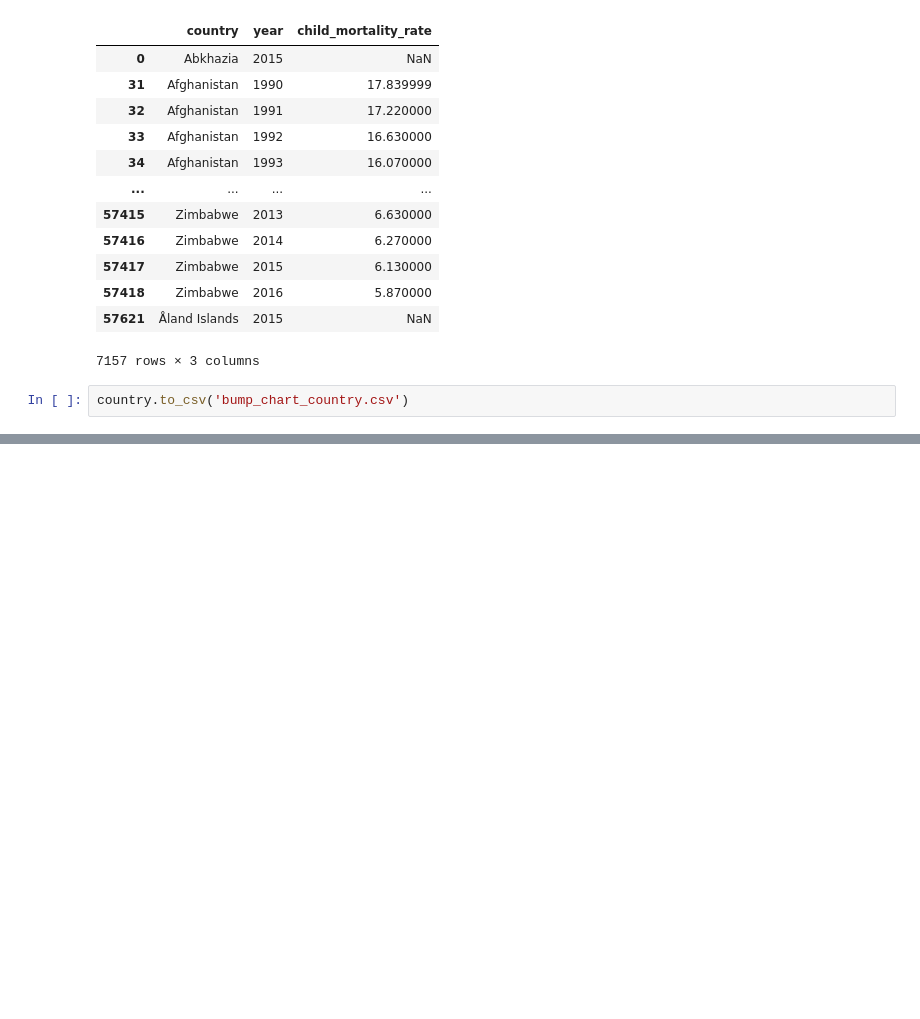
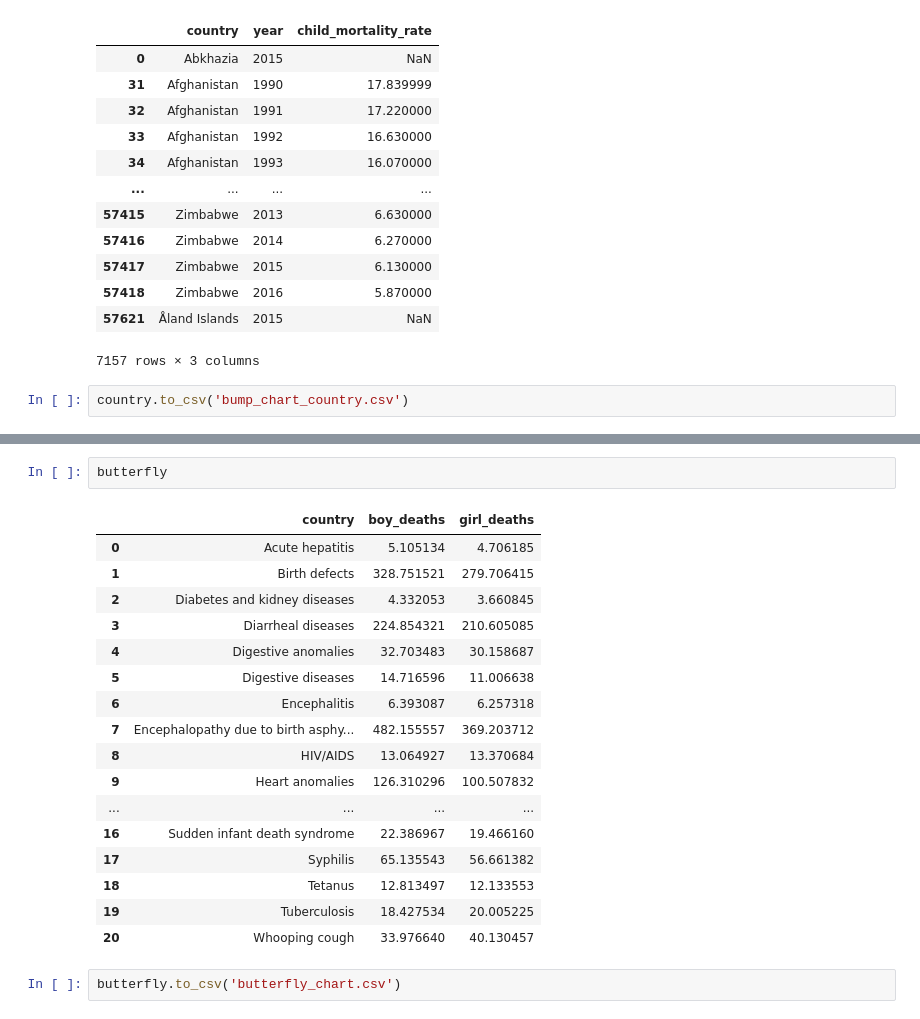
Before and after one commit to ongdisheng/FIT3179, a Jupyter notebook: project2/data/preprocess.ipynb, the cells around one changed output, grey strips where cells are left out. Saved outputs shown, nothing was run; the diff lists cells and outputs as text; blank space fills up the shorter version.

```diff
--- a/project2/data/preprocess.ipynb
+++ b/project2/data/preprocess.ipynb
@@ -241,0 +272,22 @@ country.to_csv('bump_chart_country.csv')
+# %%
+butterfly
+# %% [output]
+|  | country | boy_deaths | girl_deaths |
+| 0 | Acute hepatitis | 5.105134 | 4.706185 |
+| 1 | Birth defects | 328.751521 | 279.706415 |
+| 2 | Diabetes and kidney diseases | 4.332053 | 3.660845 |
+| 3 | Diarrheal diseases | 224.854321 | 210.605085 |
+| 4 | Digestive anomalies | 32.703483 | 30.158687 |
+| 5 | Digestive diseases | 14.716596 | 11.006638 |
+| 6 | Encephalitis | 6.393087 | 6.257318 |
+| 7 | Encephalopathy due to birth asphy... | 482.155557 | 369.203712 |
+| 8 | HIV/AIDS | 13.064927 | 13.370684 |
+| 9 | Heart anomalies | 126.310296 | 100.507832 |
+| ... | ... | ... | ... |
+| 16 | Sudden infant death syndrome | 22.386967 | 19.466160 |
+| 17 | Syphilis | 65.135543 | 56.661382 |
+| 18 | Tetanus | 12.813497 | 12.133553 |
+| 19 | Tuberculosis | 18.427534 | 20.005225 |
+| 20 | Whooping cough | 33.976640 | 40.130457 |
+# %%
+butterfly.to_csv('butterfly_chart.csv')
```
Also changed, not shown: parts of 7 cells of this notebook, 2 other files.
